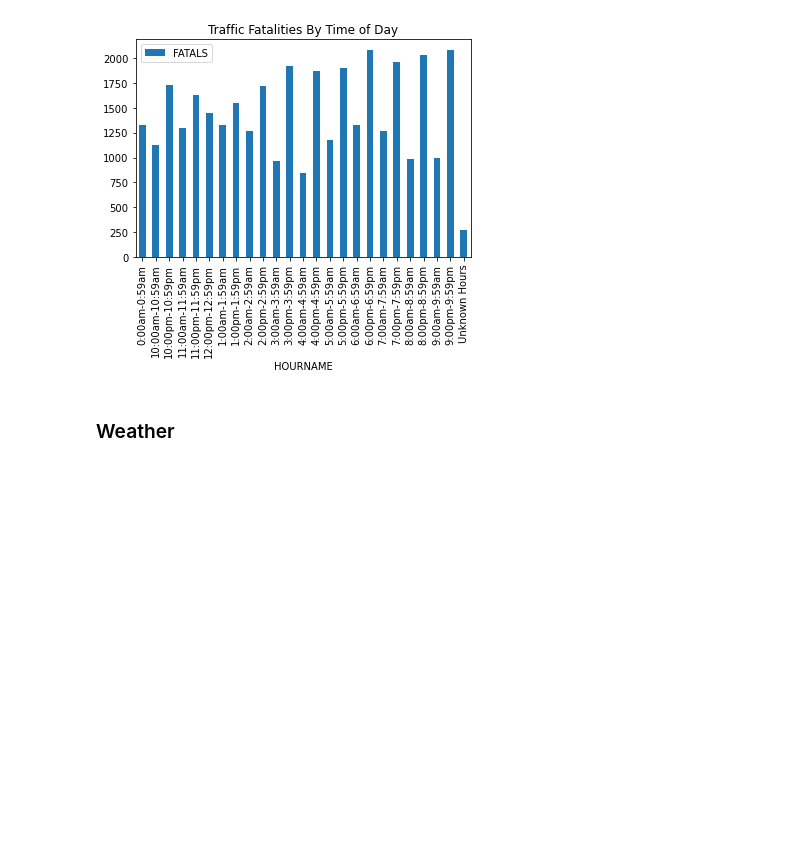
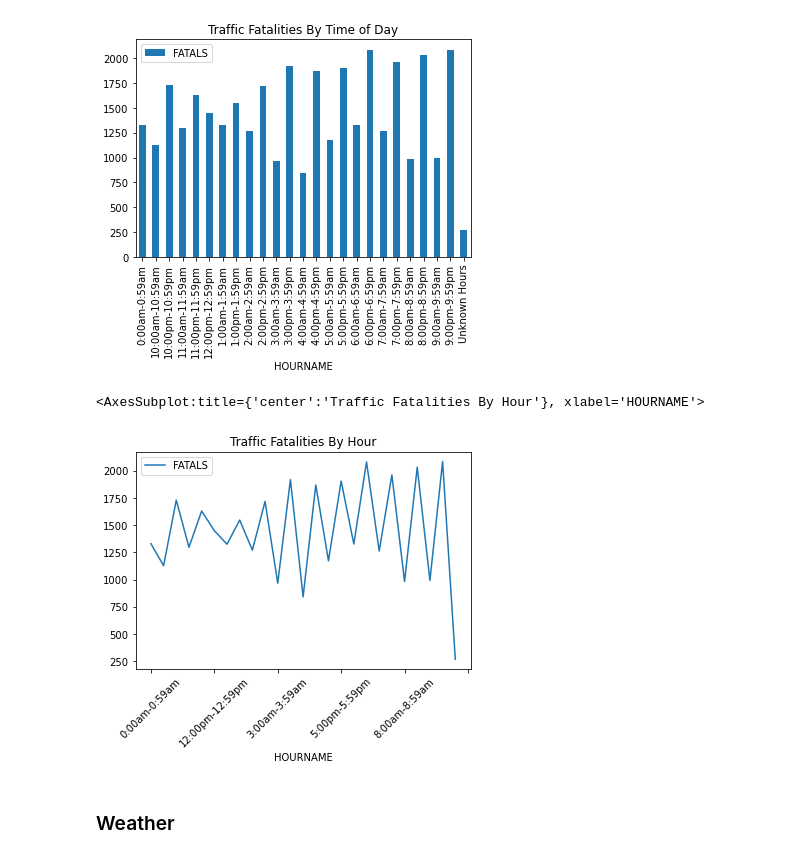
Before and after one commit to joshrrosen/PPOL564-Final-Project, a Jupyter notebook: MISC_Viz.ipynb, the cells around one changed output. Drawn from its saved outputs; the diff is of its cells as text; code cells hidden in the pictures; blank space fills up the shorter version.

```diff
--- a/MISC_Viz.ipynb
+++ b/MISC_Viz.ipynb
@@ -198,6 +205,11 @@ hr2.plot.bar(x="HOURNAME", y="FATALS", rot=90, title = "Traffic Fatalities By Ti
 # %% [output]
 <AxesSubplot:title={'center':'Traffic Fatalities By Time of Day'}, xlabel='HOURNAME'>
 [figure]
+# %%
+hr2.plot.line(x="HOURNAME", y="FATALS", rot=45, title = "Traffic Fatalities By Hour")
+# %% [output]
+<AxesSubplot:title={'center':'Traffic Fatalities By Hour'}, xlabel='HOURNAME'>
+[figure, added]
 # %% [markdown]
 ### Weather
 # %%
```
Also changed, not shown: parts of 26 cells of this notebook.
